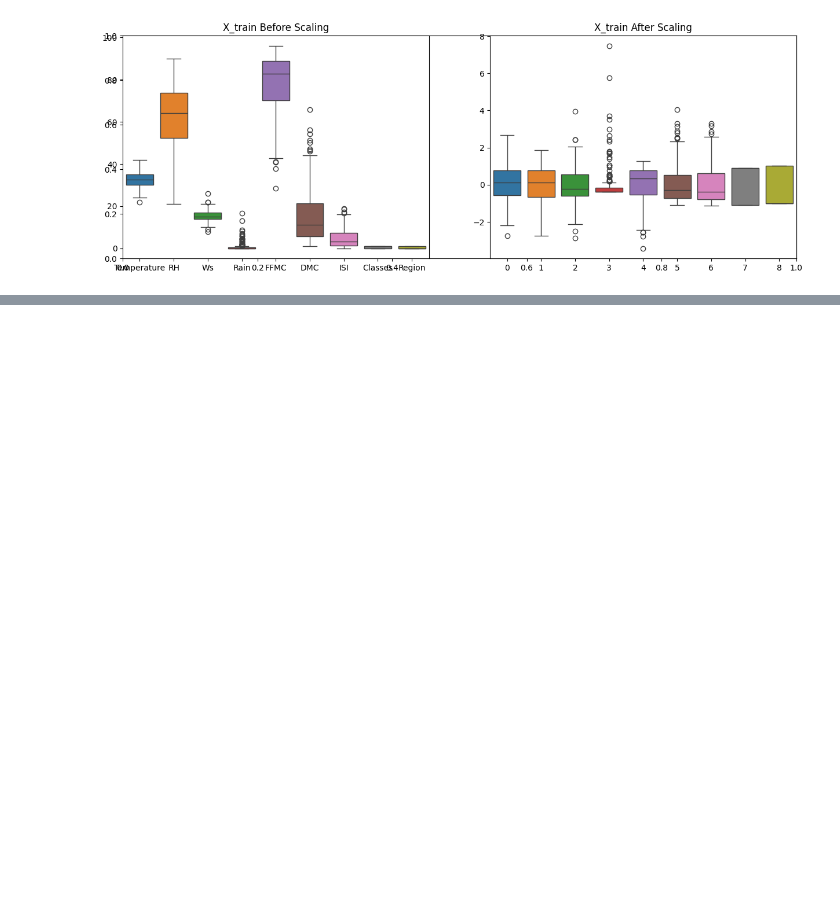
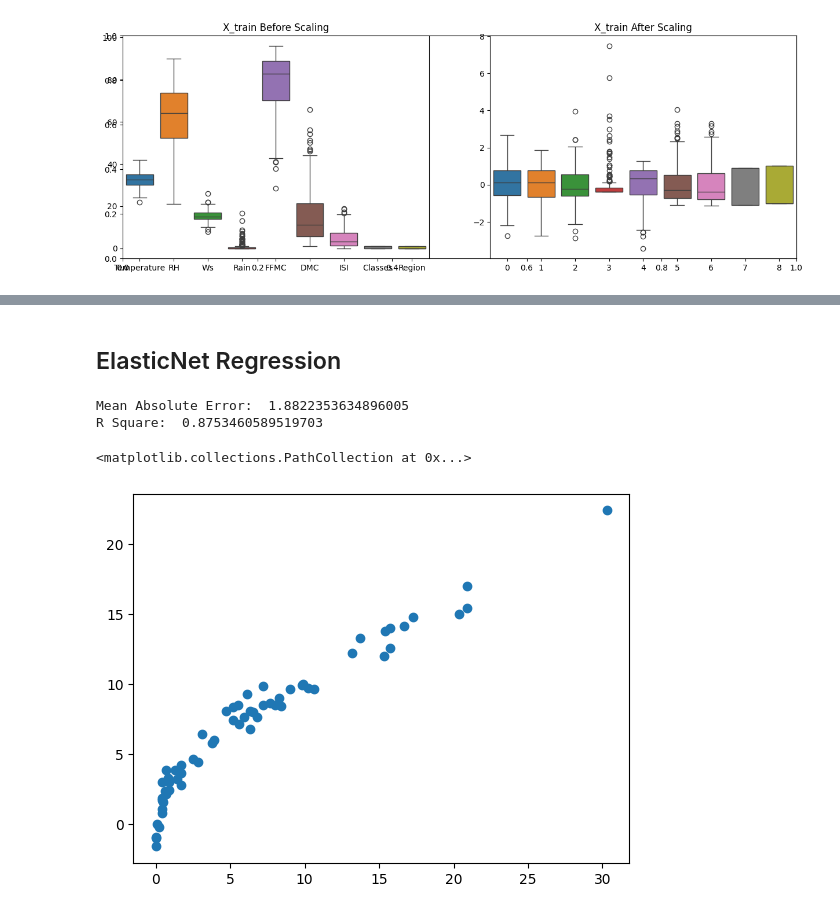
Before and after one commit to AmirHashmi017/MachineLearning-DeepLearning-NLP, a Jupyter notebook: Machine Learning/Ridge,Lasso And Elasticnet Algorithms/Ridge Lassso Elastic Regression Practicals/Model_Traing_of_ALgerian_Forest_dataset.ipynb, the cells around one changed output, grey strips where cells are left out. Saved outputs shown, nothing was run; the diff lists cells and outputs as text; code cells hidden in the pictures; blank space fills up the shorter version.

```diff
--- a/Machine Learning/Ridge,Lasso And Elasticnet Algorithms/Ridge Lassso Elastic Regression Practicals/Model_Traing_of_ALgerian_Forest_dataset.ipynb
+++ b/Machine Learning/Ridge,Lasso And Elasticnet Algorithms/Ridge Lassso Elastic Regression Practicals/Model_Traing_of_ALgerian_Forest_dataset.ipynb
@@ -194,0 +249,18 @@ Text(0.5, 1.0, 'X_train After Scaling')
+# %% [markdown]
+## ElasticNet Regression
+# %%
+from sklearn.linear_model import ElasticNet
+from sklearn.metrics import mean_absolute_error,r2_score
+elasticreg=ElasticNet()
+elasticreg.fit(X_train_scaled,Y_train)
+Y_pred=elasticreg.predict(X_test_scaled)
+mae=mean_absolute_error(Y_test,Y_pred)
+r2score=r2_score(Y_test,Y_pred)
+print("Mean Absolute Error: ",mae)
+print("R Square: ",r2score)
+plt.scatter(Y_test,Y_pred) #As it is following Linear realtionship so very good model
+# %% [output]
+Mean Absolute Error:  1.8822353634896005
+R Square:  0.8753460589519703
+<matplotlib.collections.PathCollection at 0x...>
+[figure, added]
```
Also changed, not shown: parts of 6 cells of this notebook.
